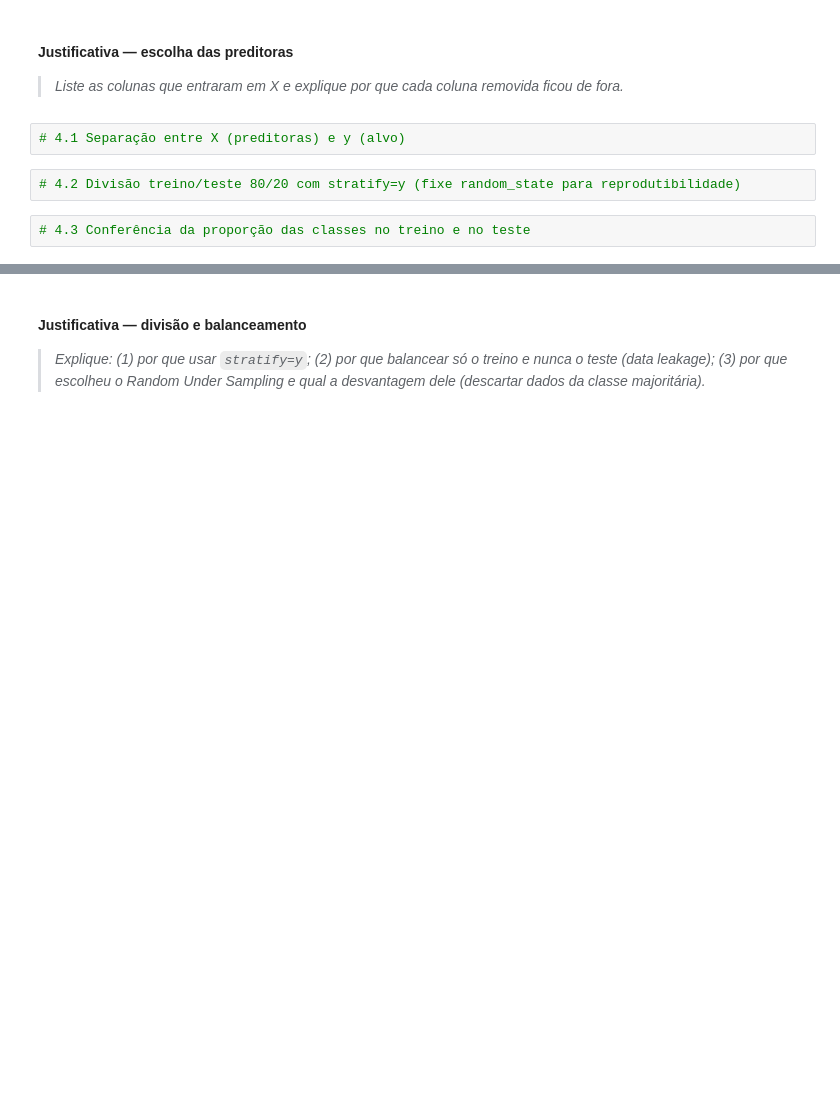
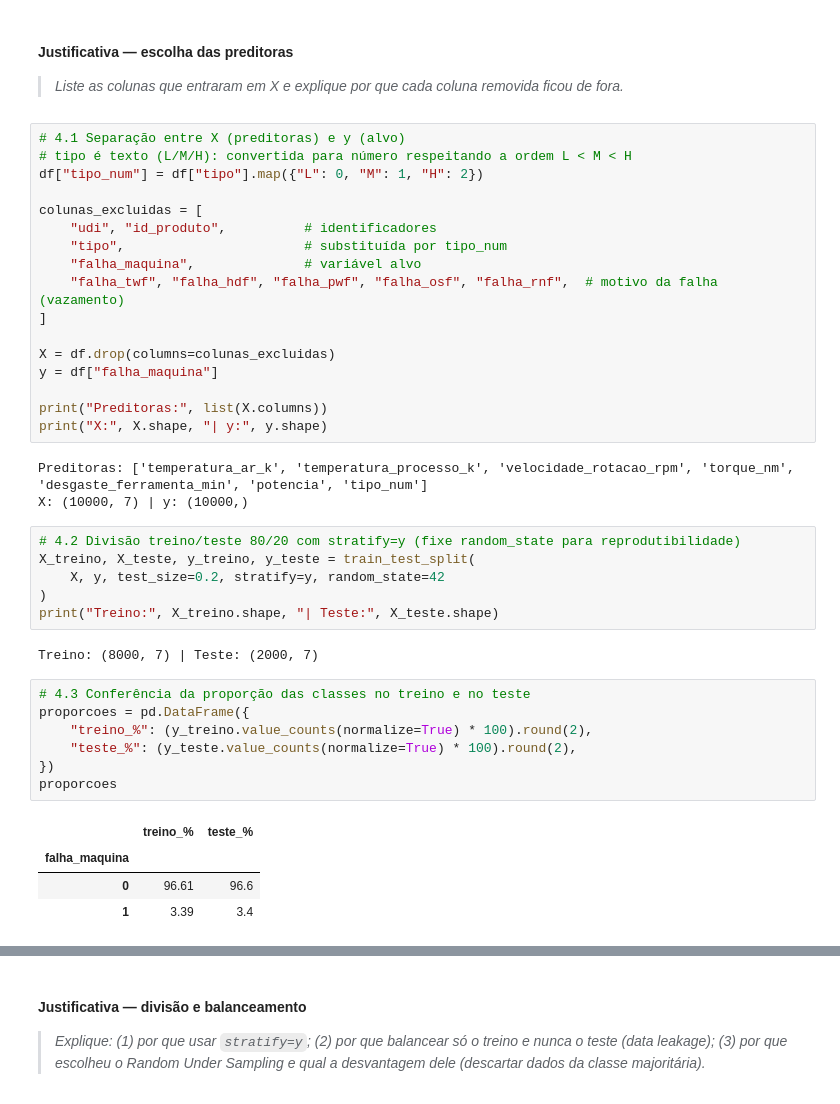
Before and after one commit to talitagalanti/manutencao-preditiva, a Jupyter notebook: notebooks/projeto_manutencao_preditiva.ipynb, the cells around one changed output, grey strips where cells are left out. Saved outputs shown, nothing was run; the diff lists cells and outputs as text; blank space fills up the shorter version.

Commit message:
implementa split 80/20 estratificado e under sampling no treino

```diff
--- a/notebooks/projeto_manutencao_preditiva.ipynb
+++ b/notebooks/projeto_manutencao_preditiva.ipynb
@@ -425,9 +425,43 @@ Criei a coluna sugerida no enunciado: **`potencia = velocidade_rotacao_rpm * tor
 > _Liste as colunas que entraram em X e explique por que cada coluna removida ficou de fora._
 # %%
 # 4.1 Separação entre X (preditoras) e y (alvo)
+# tipo é texto (L/M/H): convertida para número respeitando a ordem L < M < H
+df["tipo_num"] = df["tipo"].map({"L": 0, "M": 1, "H": 2})
+
+colunas_excluidas = [
+    "udi", "id_produto",          # identificadores
+    "tipo",                       # substituída por tipo_num
+    "falha_maquina",              # variável alvo
+    "falha_twf", "falha_hdf", "falha_pwf", "falha_osf", "falha_rnf",  # motivo da falha (vazamento)
+]
+
+X = df.drop(columns=colunas_excluidas)
+y = df["falha_maquina"]
+
+print("Preditoras:", list(X.columns))
+print("X:", X.shape, "| y:", y.shape)
+# %% [output]
+Preditoras: ['temperatura_ar_k', 'temperatura_processo_k', 'velocidade_rotacao_rpm', 'torque_nm', 'desgaste_ferramenta_min', 'potencia', 'tipo_num']
+X: (10000, 7) | y: (10000,)
 # %%
 # 4.2 Divisão treino/teste 80/20 com stratify=y (fixe random_state para reprodutibilidade)
+X_treino, X_teste, y_treino, y_teste = train_test_split(
+    X, y, test_size=0.2, stratify=y, random_state=42
+)
+print("Treino:", X_treino.shape, "| Teste:", X_teste.shape)
+# %% [output]
+Treino: (8000, 7) | Teste: (2000, 7)
 # %%
 # 4.3 Conferência da proporção das classes no treino e no teste
+proporcoes = pd.DataFrame({
+    "treino_%": (y_treino.value_counts(normalize=True) * 100).round(2),
+    "teste_%": (y_teste.value_counts(normalize=True) * 100).round(2),
+})
+proporcoes
+# %% [output]
+|  | treino_% | teste_% |
+| falha_maquina |  |  |
+| 0 | 96.61 | 96.6 |
+| 1 | 3.39 | 3.4 |
 # %%
 # 4.4 Random Under Sampling SOMENTE no treino (classe majoritária reduzida ao tamanho da minoritária)
```
Also changed, not shown: parts of 2 cells of this notebook.
